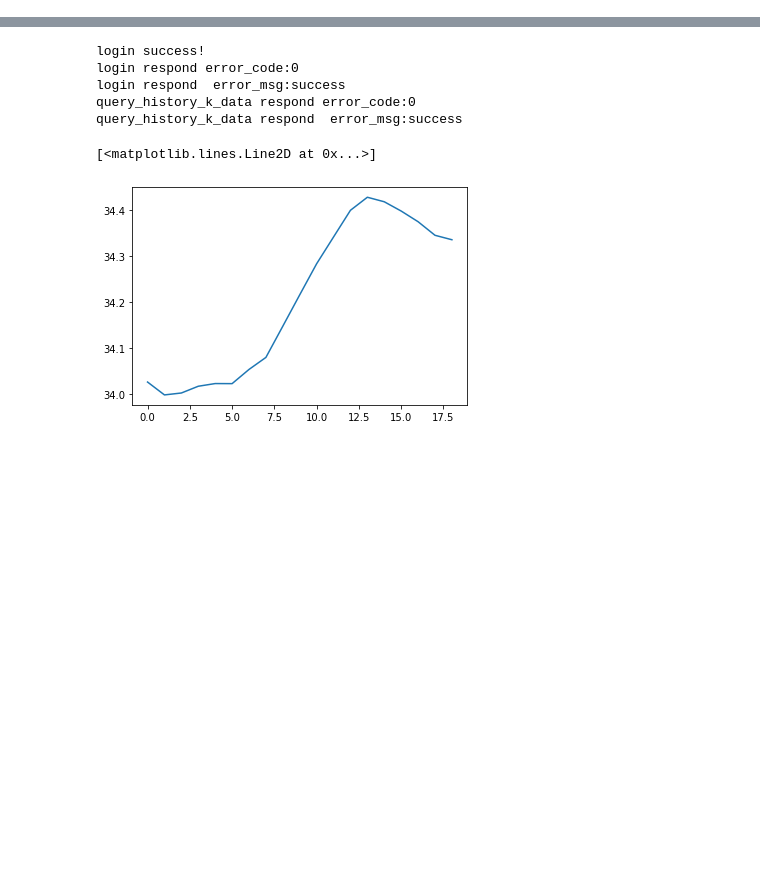
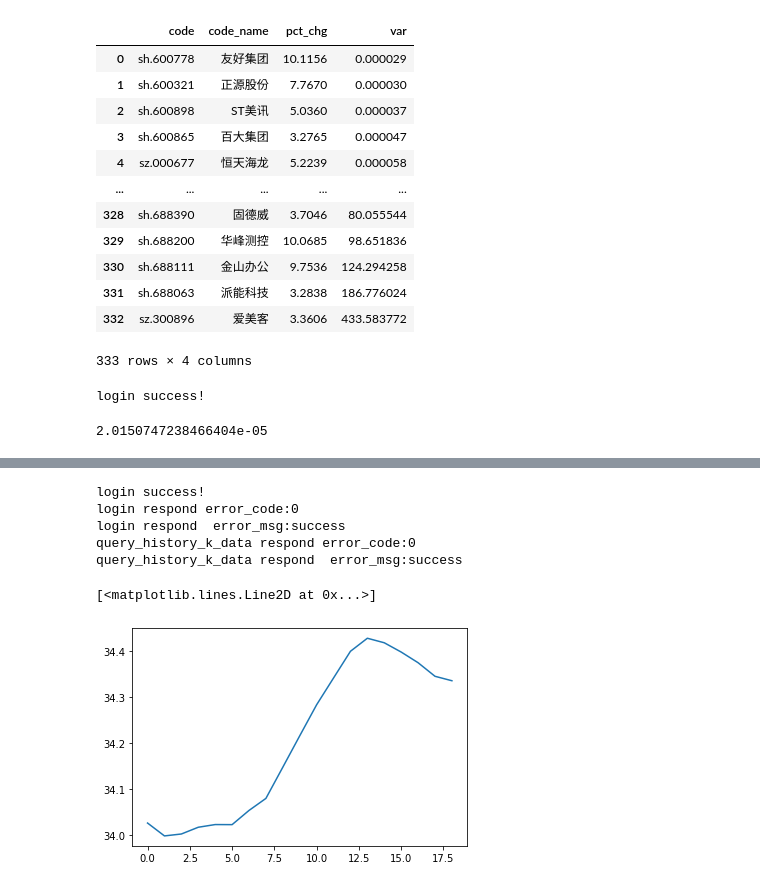
Before and after one commit to shayxu-ai/automatic-stock-exchange, a Jupyter notebook: observe_data.ipynb, the cells around one changed output, grey strips where cells are left out. Saved outputs shown, nothing was run; the diff lists cells and outputs as text; code cells hidden in the pictures; blank space fills up the shorter version.

```diff
--- a/observe_data.ipynb
+++ b/observe_data.ipynb
@@ -9,0 +196,26 @@ import matplotlib. pyplot as plt
+# %%
+data
+# %% [output]
+|  | code | code_name | pct_chg | var |
+| 0 | sh.600778 | 友好集团 | 10.1156 | 0.000029 |
+| 1 | sh.600321 | 正源股份 | 7.7670 | 0.000030 |
+| 2 | sh.600898 | ST美讯 | 5.0360 | 0.000037 |
+| 3 | sh.600865 | 百大集团 | 3.2765 | 0.000047 |
+| 4 | sz.000677 | 恒天海龙 | 5.2239 | 0.000058 |
+| ... | ... | ... | ... | ... |
+| 328 | sh.688390 | 固德威 | 3.7046 | 80.055544 |
+| 329 | sh.688200 | 华峰测控 | 10.0685 | 98.651836 |
+| 330 | sh.688111 | 金山办公 | 9.7536 | 124.294258 |
+| 331 | sh.688063 | 派能科技 | 3.2838 | 186.776024 |
+| 332 | sz.300896 | 爱美客 | 3.3606 | 433.583772 |
+333 rows × 4 columns
+# %%
+bs.login()
+code = 'sz.002069'
+k_rs = bs.query_history_k_data_plus(code, "date, close", start_date, end_date)
+data_df = k_rs.get_data()
+var_tmp = data_df['close'].rolling(60).mean().dropna().var()
+var_tmp
+# %% [output]
+login success!
+2.0150747238466404e-05
```
Also changed, not shown: parts of 13 cells of this notebook, 2 other files.
